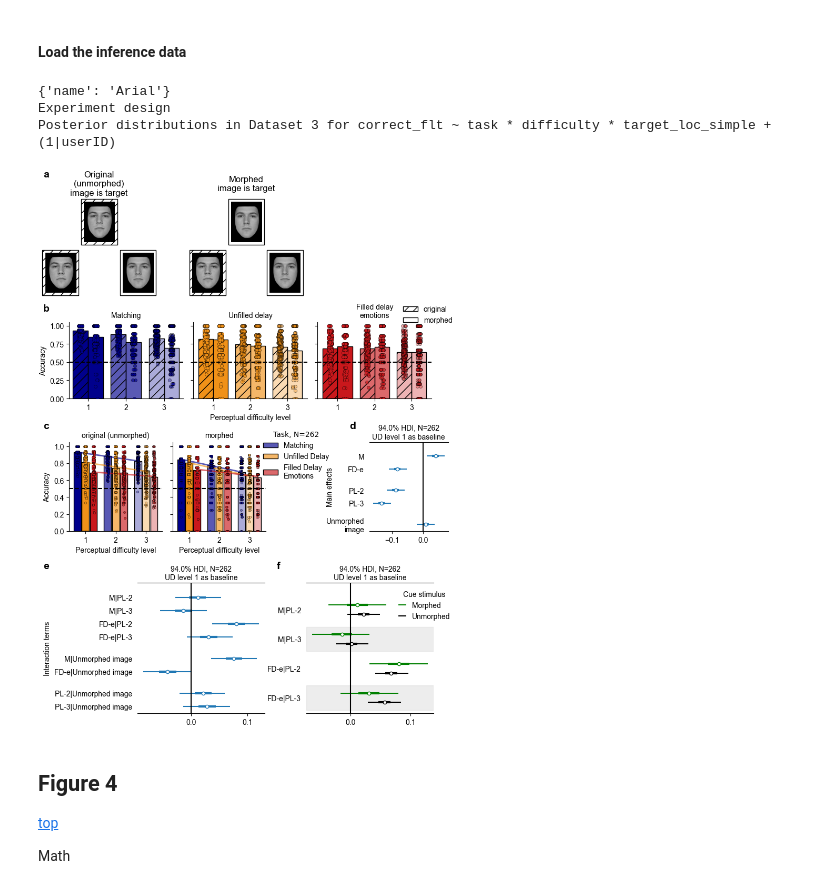
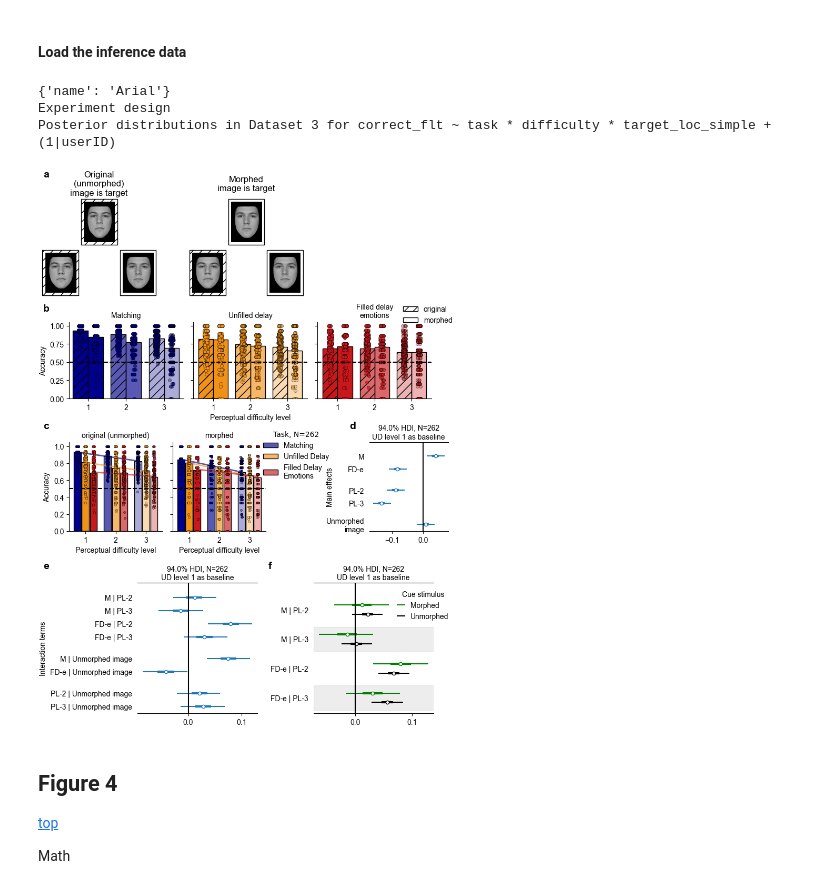
Before and after one commit to jankaWIS/FMP_paper, a Jupyter notebook: Figures/Figures_FMP_paper_2024.ipynb, the cells around one changed output. Drawn from its saved outputs; the diff is of its cells as text; code cells hidden in the pictures.

Commit message:
Main figs-drop frame in legends, add spaces around |

```diff
--- a/Figures/Figures_FMP_paper_2024.ipynb
+++ b/Figures/Figures_FMP_paper_2024.ipynb
@@ -597,7 +597,7 @@ c.add_text("b", Point(.02, 0.75), weight="bold", size=font_size)
 c.add_text("c", Point(.02, 0.54), weight="bold", size=font_size)
 c.add_text("d", Point(.76, 0.54), weight="bold", size=font_size)
 c.add_text("e", Point(.02, 0.29), weight="bold", size=font_size)
-c.add_text("f", Point(.58, 0.29), weight="bold", size=font_size)
+c.add_text("f", Point(.56, 0.29), weight="bold", size=font_size)
 
 # titles
 formula = 'correct_flt ~ task * difficulty * target_loc_simple + (1|userID)'
@@ -730,7 +730,7 @@ c.ax("main_effects").axvline(0, c='k')
 
 # update y ticks
 c.ax("main_effects").set_yticklabels([
-    '|'.join(dic_task2abbreviations.get(word.strip(), word.strip()) for word in x.get_text().split('[')[1].strip(']').split(',')).replace('ed im', 'ed\nim')
+    ' | '.join(dic_task2abbreviations.get(word.strip(), word.strip()) for word in x.get_text().split('[')[1].strip(']').split(',')).replace('ed im', 'ed\nim')
     if '[' in x.get_text() else x.get_text()
     for x in c.ax("main_effects").get_yticklabels()
 ])
@@ -748,7 +748,7 @@ c.ax("main_effects").set_title(f'{c.ax("main_effects").get_title()}, N={FMP_cue_
 ### plot interaction terms
 c.add_grid(["interactions", "interactions_cue_stim"], 1,
            Point(4.8, bottom_offset , "cm"),
-           Point(a-0.9, interaction_heigh-1, "cm"), spacing=Vector(2, .5, "cm"))
+           Point(a-0.9, interaction_heigh-1, "cm"), spacing=Vector(2.7, .5, "cm"))
 
 
 # plot only interactions
@@ -763,7 +763,7 @@ c.ax("interactions").axvline(0, c='k')
 
 # update y ticks
 c.ax("interactions").set_yticklabels([
-    '|'.join(dic_task2abbreviations.get(word.strip(), word.strip()) for word in x.get_text().split('[')[1].strip(']').split(','))
+    ' | '.join(dic_task2abbreviations.get(word.strip(), word.strip()) for word in x.get_text().split('[')[1].strip(']').split(','))
     if '[' in x.get_text() else x.get_text()
     for x in c.ax("interactions").get_yticklabels()
 ])
@@ -799,35 +799,35 @@ for i, y in enumerate(yticks):
         c.ax("interactions_cue_stim").axhspan(y - 1, y + 1, color="lightgrey", alpha=0.4, zorder=-1)
 
 
 # add the 0 line
 c.ax("interactions_cue_stim").axvline(0, c='k')
 # update y ticks
 c.ax("interactions_cue_stim").set_yticklabels([
-    '|'.join(dic_task2abbreviations.get(word.strip(), word.strip()) for word in x.get_text().split('[')[1].strip(']').split(','))
+    ' | '.join(dic_task2abbreviations.get(word.strip(), word.strip()) for word in x.get_text().split('[')[1].strip(']').split(','))
     if '[' in x.get_text() else x.get_text()
     for x in c.ax("interactions_cue_stim").get_yticklabels()
 ])
 # add N to the title
 c.ax("interactions_cue_stim").set_title(f'{c.ax("interactions_cue_stim").get_title()}, N={N_cue_stim}\nUD level 1 as baseline')
 
 # manually adjust the legend, there is some weird bug
 legend = c.ax("interactions_cue_stim").get_legend()
 labels = [] if legend is None else [location_rename_dic[str(x._text)] for x in legend.texts]
 handles = [] if legend is None else legend.legendHandles #legend.legend_handles
 c.ax("interactions_cue_stim").legend(handles[::-1], labels[::-1], title='Cue stimulus', loc="upper right", handlelength=1,
                            bbox_to_anchor=(1.18, .99), frameon=False, title_fontproperties={'family': 'Arial', 'size': 10})
 
 
 # c.debug_grid(Vector(0.5,0.5,"cm"))
 
 c.show()
 c.save(os.path.join(path_figures, "Fig3", 'Figure_3.png'), dpi=300)#, bbox_inches="tight")
 c.save(os.path.join(path_figures, "Fig3", 'Figure_3.pdf'), dpi=300)#, bbox_inches="tight")
 # %% [output]
 {'name': 'Arial'}
 Experiment design
 Posterior distributions in Dataset 3 for correct_flt ~ task * difficulty * target_loc_simple + (1|userID)
-[figure, old version]
+[figure, new version]
 # %% [markdown]
 ## Figure 4
 [top](#top)
```
Also changed, not shown: parts of 5 cells of this notebook, 8 other files.
